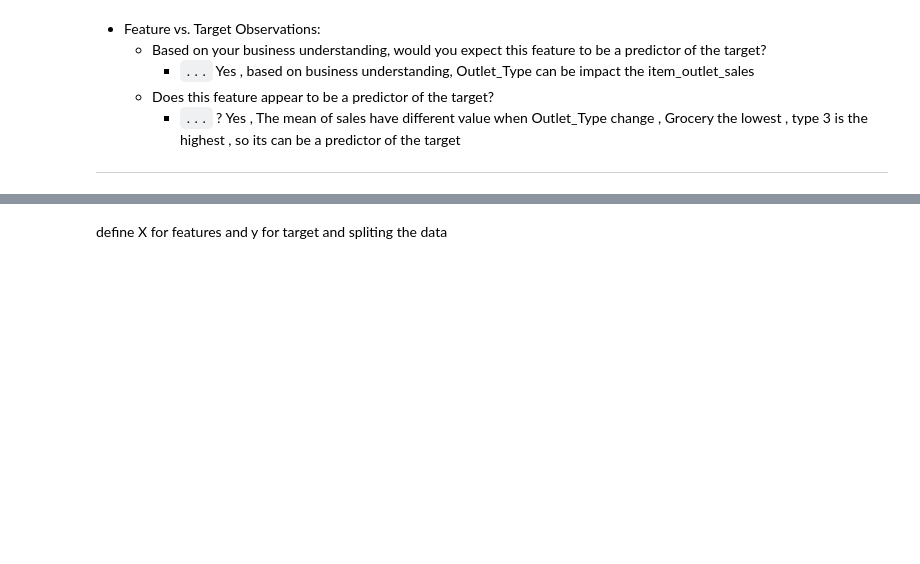
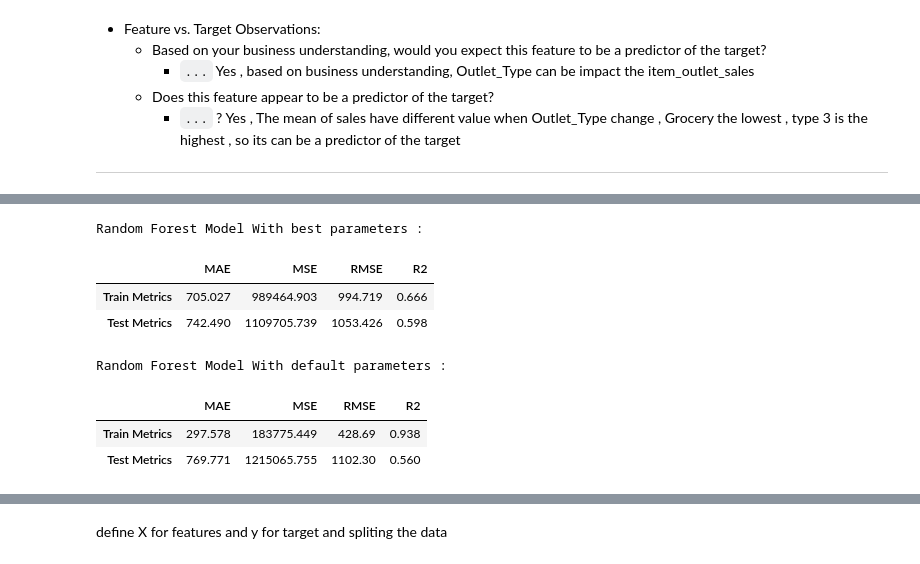
Before and after one commit to YazanMaghary/Prediction-of-Product-Sales, a Jupyter notebook: Prediction_of_Product_Sales.ipynb, the cells around one changed output, grey strips where cells are left out. Cells and saved outputs as stored; diff of their text form; code cells hidden in the pictures; blank space fills up the shorter version.

```diff
--- a/Prediction_of_Product_Sales.ipynb
+++ b/Prediction_of_Product_Sales.ipynb
@@ -1204,0 +1194,5 @@ ___
+# %%
+rand_forest_reg = RandomForestRegressor(random_state=42)
+rand_forest_reg_pipe = make_pipeline(cols_transformer , rand_forest_reg)
+rand_forest_reg_pipe.fit(X_train , y_train)
+rand_model = evaluate_regression(rand_forest_reg_pipe , X_train , y_train , X_test , y_test , verbose = True , output_frame = True)
@@ -1204,0 +1240,11 @@ ___
+# %%
+params_grid = {
+'randomforestregressor__max_depth' : [10 ,15 ,20]
+    ,'randomforestregressor__n_estimators' : [10 , 100 ,150 ,200],
+               'randomforestregressor__min_samples_leaf' : [2,3,4] ,
+               'randomforestregressor__max_features' : ['sqrt' , 'log2'],
+               'randomforestregressor__oob_score' : [True , False],
+}
+# %%
+search_grid = GridSearchCV(estimator=rand_forest_reg_pipe , param_grid= params_grid , verbose=1 ,n_jobs=-1)
+search_grid.fit(X_train , y_train)
@@ -1204,0 +1278,2 @@ ___
+# %%
+rand_best_model = evaluate_regression(search_grid.best_estimator_ , X_train , y_train , X_test , y_test , verbose = True , output_frame = True)
@@ -1204,0 +1295,14 @@ ___
+# %%
+print('Random Forest Model With best parameters : ')
+display(rand_best_model)
+print('Random Forest Model With default parameters : ')
+display(rand_model)
+# %% [output]
+Random Forest Model With best parameters :
+|  | MAE | MSE | RMSE | R2 |
+| Train Metrics | 705.027 | 989464.903 | 994.719 | 0.666 |
+| Test Metrics | 742.490 | 1109705.739 | 1053.426 | 0.598 |
+Random Forest Model With default parameters :
+|  | MAE | MSE | RMSE | R2 |
+| Train Metrics | 297.578 | 183775.449 | 428.69 | 0.938 |
+| Test Metrics | 769.771 | 1215065.755 | 1102.30 | 0.560 |
```
Also changed, not shown: parts of 37 cells of this notebook.
